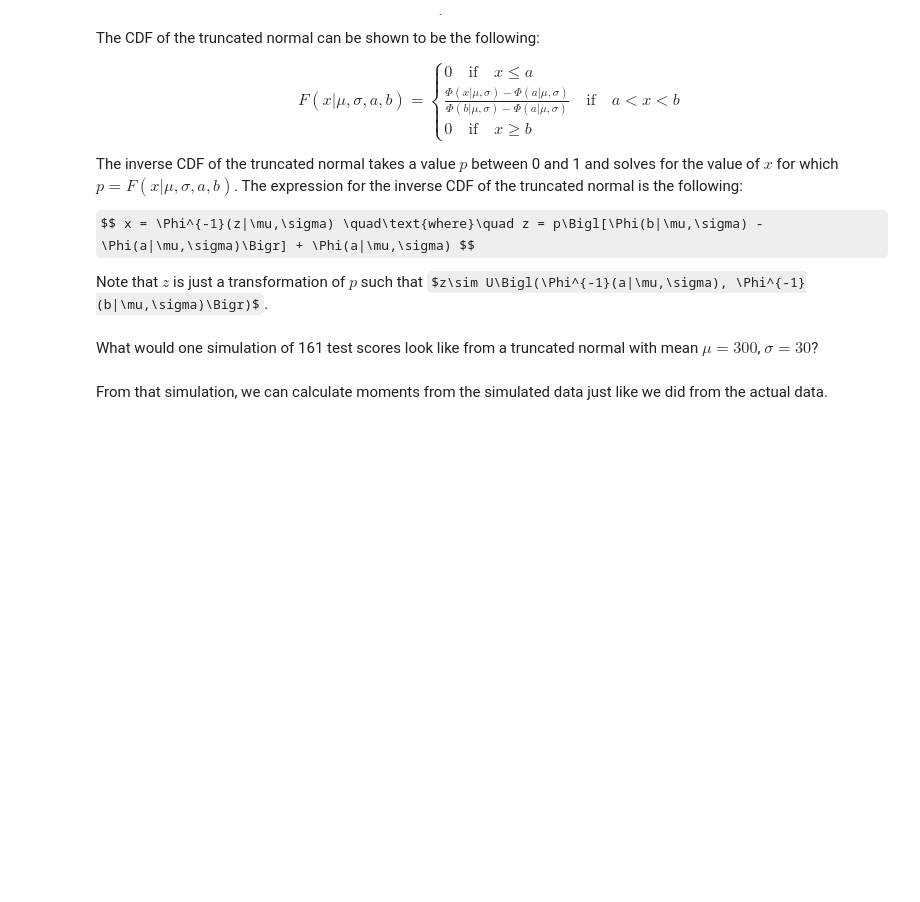
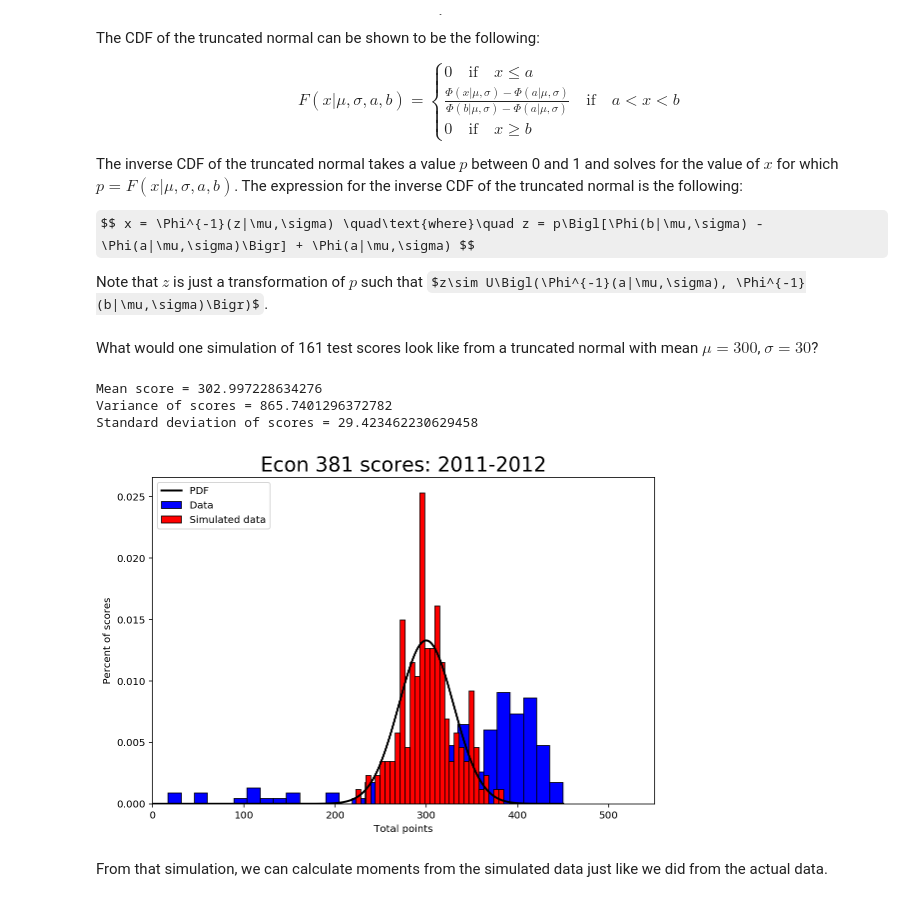
Before and after one commit to Kent0417/StructEst_W20, a Jupyter notebook: Notebooks/SMM/SMMest.ipynb, the cells around one changed output. Saved outputs shown, nothing was run; the diff lists cells and outputs as text; code cells hidden in the pictures; some formulas as TeX source; blank space fills up the shorter version.

```diff
--- a/Notebooks/SMM/SMMest.ipynb
+++ b/Notebooks/SMM/SMMest.ipynb
@@ -370,32 +371,39 @@ def trunc_norm_draws(unif_vals, mu, sigma, cut_lb, cut_ub):
 # %% [markdown]
 What would one simulation of 161 test scores look like from a truncated normal with mean $\mu=300$, $\sigma=30$?
 # %%
+%matplotlib inline
 mu_1 = 300.0
 sig_1 = 30.0
 cut_lb_1 = 0.0
 cut_ub_1 = 450.0
 unif_vals_1 = sts.uniform.rvs(0, 1, size=161)
 draws_1 = trunc_norm_draws(unif_vals_1, mu_1, sig_1,
                            cut_lb_1, cut_ub_1)
 print('Mean score =', draws_1.mean())
 print('Variance of scores =', draws_1.var())
 print('Standard deviation of scores =', draws_1.std())
 
 # Plot data histogram vs. simulated data histogram
+fig = plt.figure(figsize = (9,6))
 count_d, bins_d, ignored_d = \
     plt.hist(pts, 30, density=True, color='b', edgecolor='black',
              linewidth=0.8, label='Data')
 count_m, bins_m, ignored_m = \
     plt.hist(draws_1, 30, density=True, color='r', edgecolor='black',
              linewidth=0.8, label='Simulated data')
 xvals = np.linspace(0, 450, 500)
 plt.plot(xvals, trunc_norm_pdf(xvals, mu_1, sig_1, cut_lb_1, cut_ub_1),
          linewidth=2, color='k', label='PDF')
 plt.title('Econ 381 scores: 2011-2012', fontsize=20)
 plt.xlabel('Total points')
 plt.ylabel('Percent of scores')
 plt.xlim([0, 550])  # This gives the xmin and xmax to be plotted"
-plt.legend(loc='upper left')
+plt.legend(loc='upper left');
+# %% [output]
+Mean score = 302.997228634276
+Variance of scores = 865.7401296372782
+Standard deviation of scores = 29.423462230629458
+[figure, added]
 # %% [markdown]
 From that simulation, we can calculate moments from the simulated data just like we did from the actual data.
 # %%
```
Also changed, not shown: parts of 8 cells of this notebook, 10 other files.
